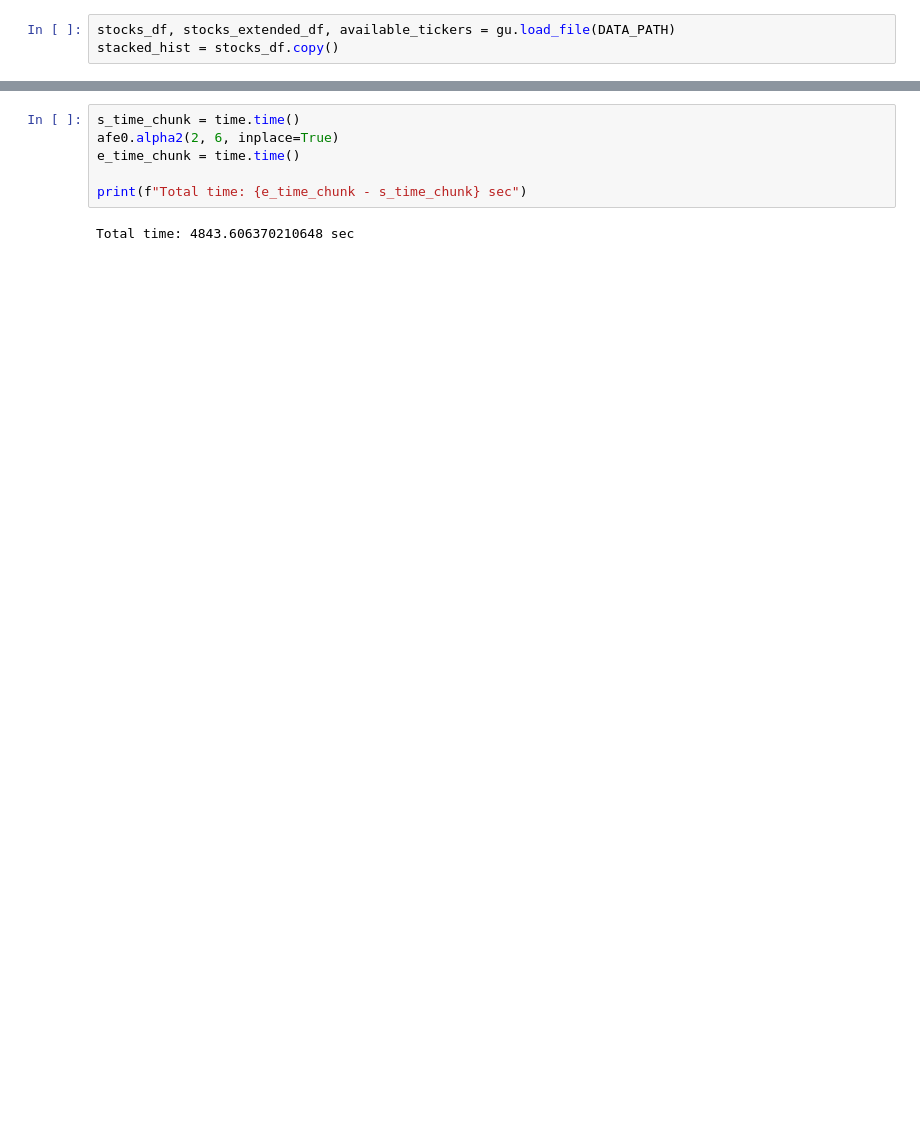
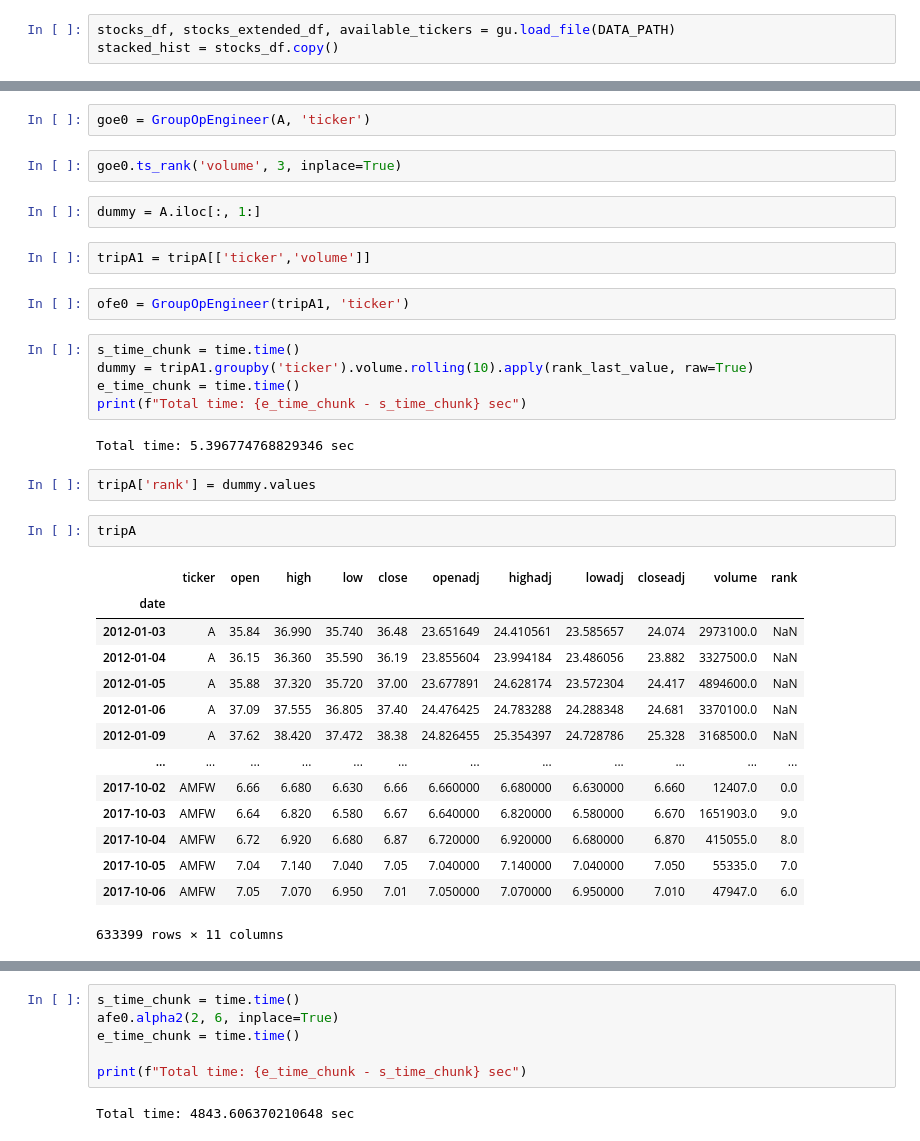
Before and after one commit to chayaponlee/QuantSystemMVP, a Jupyter notebook: notebooks/test_engineer.ipynb, the cells around one changed output, grey strips where cells are left out. Cells and saved outputs as stored; diff of their text form; blank space fills up the shorter version.

```diff
--- a/notebooks/test_engineer.ipynb
+++ b/notebooks/test_engineer.ipynb
@@ -144,0 +134,36 @@ afe0.df
+# %%
+goe0 = GroupOpEngineer(A, 'ticker')
+# %%
+goe0.ts_rank('volume', 3, inplace=True)
+# %%
+dummy = A.iloc[:, 1:]
+# %%
+tripA1 = tripA[['ticker','volume']]
+# %%
+ofe0 = GroupOpEngineer(tripA1, 'ticker')
+# %%
+s_time_chunk = time.time()
+dummy = tripA1.groupby('ticker').volume.rolling(10).apply(rank_last_value, raw=True)
+e_time_chunk = time.time()
+print(f"Total time: {e_time_chunk - s_time_chunk} sec")
+# %% [output]
+Total time: 5.396774768829346 sec
+# %%
+tripA['rank'] = dummy.values
+# %%
+tripA
+# %% [output]
+|  | ticker | open | high | low | close | openadj | highadj | lowadj | closeadj | volume | rank |
+| date |  |  |  |  |  |  |  |  |  |  |  |
+| 2012-01-03 | A | 35.84 | 36.990 | 35.740 | 36.48 | 23.651649 | 24.410561 | 23.585657 | 24.074 | 2973100.0 | NaN |
+| 2012-01-04 | A | 36.15 | 36.360 | 35.590 | 36.19 | 23.855604 | 23.994184 | 23.486056 | 23.882 | 3327500.0 | NaN |
+| 2012-01-05 | A | 35.88 | 37.320 | 35.720 | 37.00 | 23.677891 | 24.628174 | 23.572304 | 24.417 | 4894600.0 | NaN |
+| 2012-01-06 | A | 37.09 | 37.555 | 36.805 | 37.40 | 24.476425 | 24.783288 | 24.288348 | 24.681 | 3370100.0 | NaN |
+| 2012-01-09 | A | 37.62 | 38.420 | 37.472 | 38.38 | 24.826455 | 25.354397 | 24.728786 | 25.328 | 3168500.0 | NaN |
+| ... | ... | ... | ... | ... | ... | ... | ... | ... | ... | ... | ... |
+| 2017-10-02 | AMFW | 6.66 | 6.680 | 6.630 | 6.66 | 6.660000 | 6.680000 | 6.630000 | 6.660 | 12407.0 | 0.0 |
+| 2017-10-03 | AMFW | 6.64 | 6.820 | 6.580 | 6.67 | 6.640000 | 6.820000 | 6.580000 | 6.670 | 1651903.0 | 9.0 |
+| 2017-10-04 | AMFW | 6.72 | 6.920 | 6.680 | 6.87 | 6.720000 | 6.920000 | 6.680000 | 6.870 | 415055.0 | 8.0 |
+| 2017-10-05 | AMFW | 7.04 | 7.140 | 7.040 | 7.05 | 7.040000 | 7.140000 | 7.040000 | 7.050 | 55335.0 | 7.0 |
+| 2017-10-06 | AMFW | 7.05 | 7.070 | 6.950 | 7.01 | 7.050000 | 7.070000 | 6.950000 | 7.010 | 47947.0 | 6.0 |
+633399 rows × 11 columns
```
Also changed, not shown: parts of 45 cells of this notebook, 2 other files.
